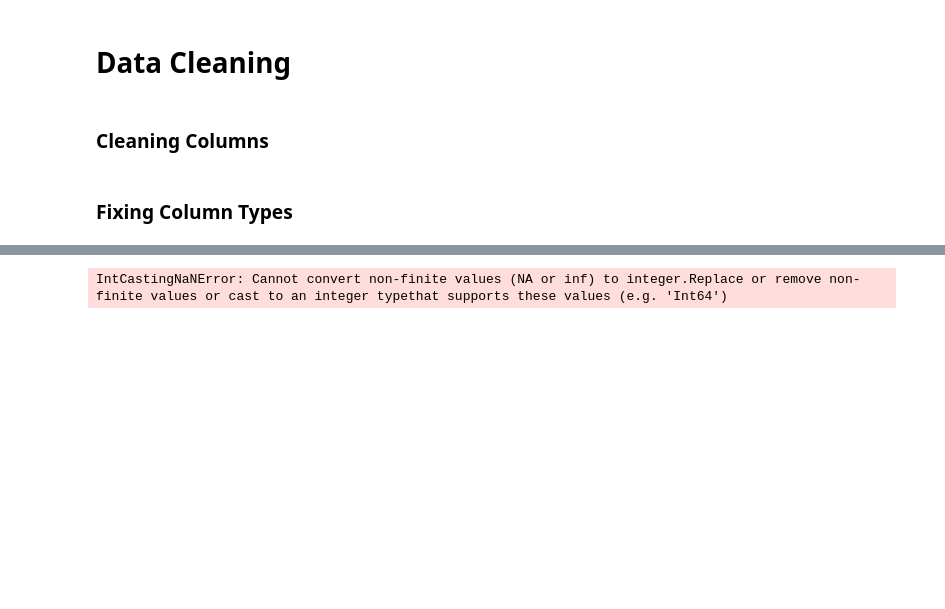
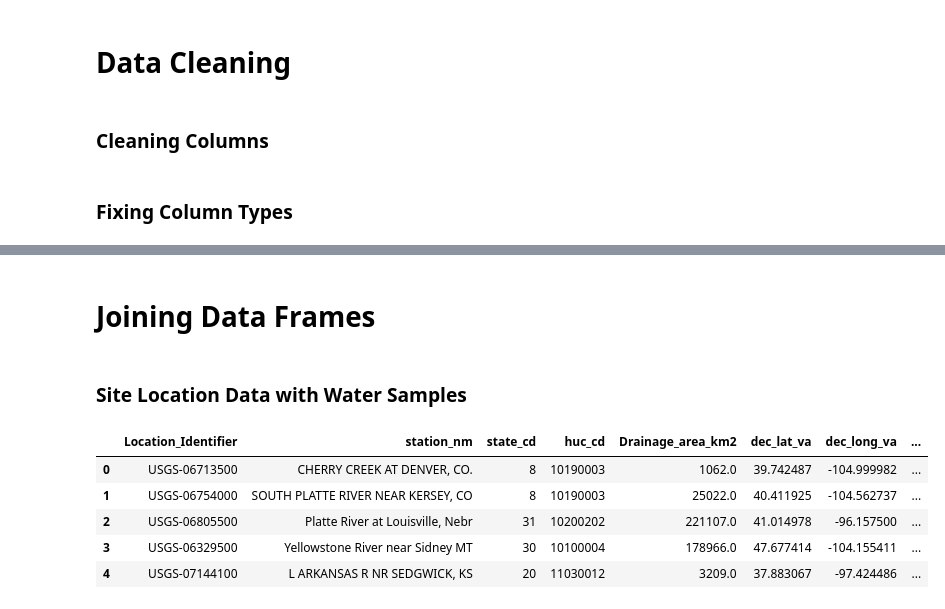
Before and after one commit to peytonrsmith/PerryLavinderSmith, a Jupyter notebook: Scripts/Ecotox_NEW.ipynb, the cells around one changed output, grey strips where cells are left out. Saved outputs shown, nothing was run; the diff lists cells and outputs as text; code cells hidden in the pictures; blank space fills up the shorter version.

```diff
--- a/Scripts/Ecotox_NEW.ipynb
+++ b/Scripts/Ecotox_NEW.ipynb
@@ -245,4 +236,5 @@ dtype: object
 # %%
 # Pesticide Use Compounds
+pest_use['Year'] = pd.to_datetime(pest_use['YEAR'], format='%Y')
+pest_use["STATE_FIPS_CODE"] = pest_use["STATE_FIPS_CODE"].astype("category")
+pest_use["COUNTY_FIPS_CODE"] = pest_use["COUNTY_FIPS_CODE"].astype("category")
-# %% [output]
-IntCastingNaNError: Cannot convert non-finite values (NA or inf) to integer.Replace or remove non-finite values or cast to an integer typethat supports these values (e.g. 'Int64')
@@ -248,0 +248,15 @@ IntCastingNaNError: Cannot convert non-finite values (NA or inf) to integer.Repl
+# %% [markdown]
+# Joining Data Frames
+# %% [markdown]
+### Site Location Data with Water Samples
+# %%
+#Taking out USGS from Location Identity to help match with Water data
+site_info["site_id"] = site_info["Location_Identifier"].str.replace("USGS-", "")
+site_info.head()
+# %% [output]
+|  | Location_Identifier | station_nm | state_cd | huc_cd | Drainage_area_km2 | dec_lat_va | dec_long_va | ... |
+| 0 | USGS-06713500 | CHERRY CREEK AT DENVER, CO. | 8 | 10190003 | 1062.0 | 39.742487 | -104.999982 | ... |
+| 1 | USGS-06754000 | SOUTH PLATTE RIVER NEAR KERSEY, CO | 8 | 10190003 | 25022.0 | 40.411925 | -104.562737 | ... |
+| 2 | USGS-06805500 | Platte River at Louisville, Nebr | 31 | 10200202 | 221107.0 | 41.014978 | -96.157500 | ... |
+| 3 | USGS-06329500 | Yellowstone River near Sidney MT | 30 | 10100004 | 178966.0 | 47.677414 | -104.155411 | ... |
+| 4 | USGS-07144100 | L ARKANSAS R NR SEDGWICK, KS | 20 | 11030012 | 3209.0 | 37.883067 | -97.424486 | ... |
```
Also changed, not shown: parts of 6 cells of this notebook.
